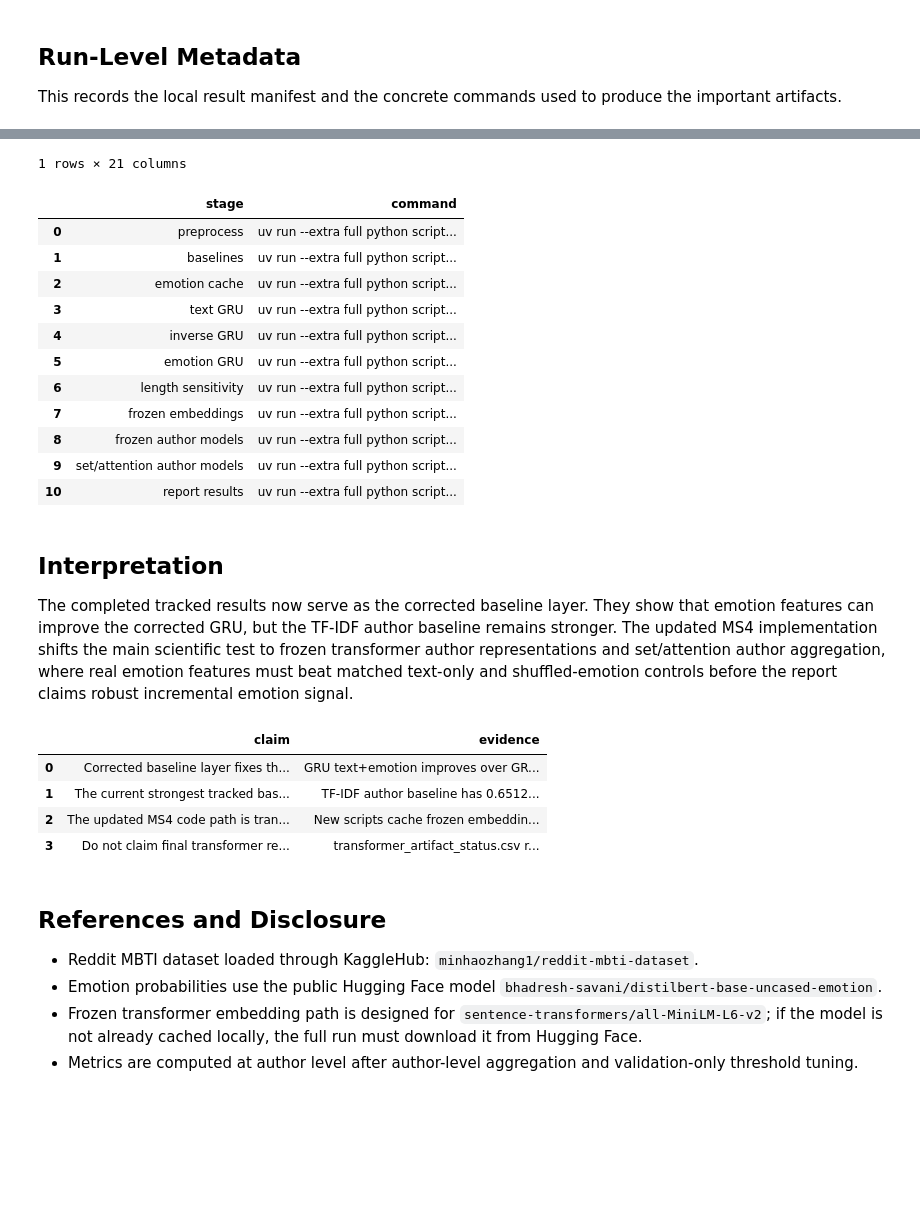
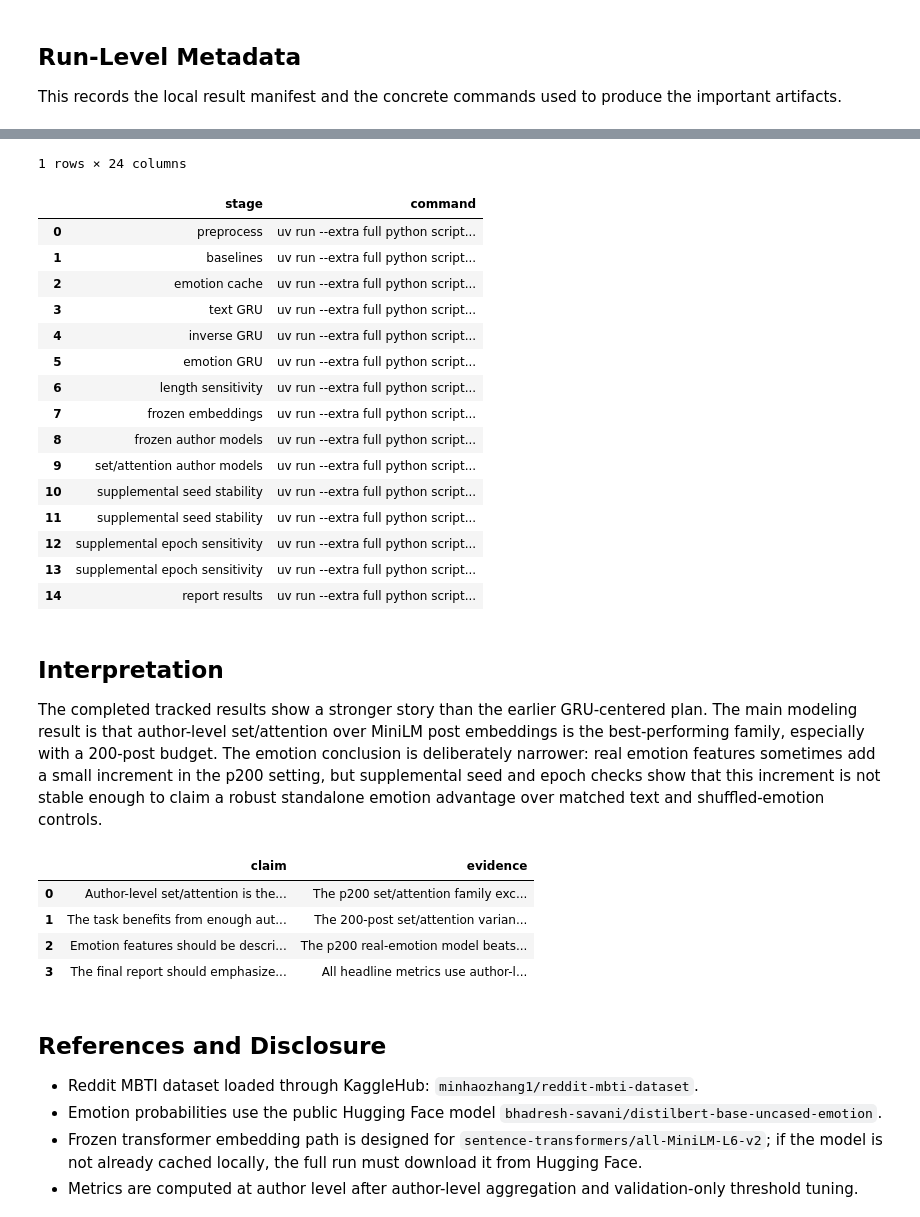
Before and after one commit to zih428/ac209b-emotion-mbti-final-project, a Jupyter notebook: milestones/ms4_final_modeling_deliverables/code/cs1090b_ms4_main_group66.ipynb, the cells around one changed output, grey strips where cells are left out. Saved outputs shown, nothing was run; the diff lists cells and outputs as text; code cells hidden in the pictures; blank space fills up the shorter version.

Commit message:
Add MS4 set attention stability experiments

```diff
--- a/milestones/ms4_final_modeling_deliverables/code/cs1090b_ms4_main_group66.ipynb
+++ b/milestones/ms4_final_modeling_deliverables/code/cs1090b_ms4_main_group66.ipynb
@@ -597,53 +645,61 @@ manifest = json.loads((REPORT_RESULTS_DIR / "manifest.json").read_text())
 display(pd.DataFrame([manifest]))
 
 commands = pd.DataFrame([
     {"stage": "preprocess", "command": "uv run --extra full python scripts/preprocess_reddit_ms4.py"},
     {"stage": "baselines", "command": "uv run --extra full python scripts/run_author_baselines.py"},
     {"stage": "emotion cache", "command": "uv run --extra full python scripts/cache_emotion_features.py --output-path artifacts/cache/emotion_probs_full.parquet --batch-size 256 --log-every-batches 100"},
     {"stage": "text GRU", "command": "uv run --extra full python scripts/train_stage2_text_gru.py --full-run"},
     {"stage": "inverse GRU", "command": "uv run --extra full python scripts/train_stage2_text_gru.py --full-run --run-id stage2_text_gru_inverse_full --pos-weight-variant inverse"},
     {"stage": "emotion GRU", "command": "uv run --extra full python scripts/train_stage2_text_gru.py --full-run --run-id stage2_text_emotion_gru_full --emotion-feature-path artifacts/cache/emotion_probs_full.parquet"},
     {"stage": "length sensitivity", "command": "uv run --extra full python scripts/train_stage2_text_gru.py --full-run --run-id stage2_text_gru_len256_full --max-length 256 --pos-weight-variant sqrt"},
     {"stage": "frozen embeddings", "command": "uv run --extra full python scripts/cache_transformer_embeddings.py --model-id sentence-transformers/all-MiniLM-L6-v2"},
     {"stage": "frozen author models", "command": "uv run --extra full python scripts/run_transformer_author_models.py --embedding-cache-dir artifacts/cache/transformer_embeddings/sentence-transformers__all-MiniLM-L6-v2_max256"},
     {"stage": "set/attention author models", "command": "uv run --extra full python scripts/run_set_attention_author_models.py --full-run --embedding-cache-dir artifacts/cache/transformer_embeddings/sentence-transformers__all-MiniLM-L6-v2_max256"},
+    {"stage": "supplemental seed stability", "command": "uv run --extra full python scripts/run_set_attention_author_models.py --full-run --embedding-cache-dir artifacts/cache/transformer_embeddings/sentence-transformers__all-MiniLM-L6-v2_max256 --output-dir artifacts/runs/set_attention_author_p200_e5_seed209067 --post-budgets 200 --epochs 5 --seed 209067 --skip-pooling --set-variants set_attention_text set_attention_text_real_emotion set_attention_text_shuffled_emotion"},
+    {"stage": "supplemental seed stability", "command": "uv run --extra full python scripts/run_set_attention_author_models.py --full-run --embedding-cache-dir artifacts/cache/transformer_embeddings/sentence-transformers__all-MiniLM-L6-v2_max256 --output-dir artifacts/runs/set_attention_author_p200_e5_seed209068 --post-budgets 200 --epochs 5 --seed 209068 --skip-pooling --set-variants set_attention_text set_attention_text_real_emotion set_attention_text_shuffled_emotion"},
+    {"stage": "supplemental epoch sensitivity", "command": "uv run --extra full python scripts/run_set_attention_author_models.py --full-run --embedding-cache-dir artifacts/cache/transformer_embeddings/sentence-transformers__all-MiniLM-L6-v2_max256 --output-dir artifacts/runs/set_attention_author_p200_e10_seed209066 --post-budgets 200 --epochs 10 --seed 209066 --skip-pooling --set-variants set_attention_text set_attention_text_real_emotion set_attention_text_shuffled_emotion"},
+    {"stage": "supplemental epoch sensitivity", "command": "uv run --extra full python scripts/run_set_attention_author_models.py --full-run --embedding-cache-dir artifacts/cache/transformer_embeddings/sentence-transformers__all-MiniLM-L6-v2_max256 --output-dir artifacts/runs/set_attention_author_p200_e20_seed209066 --post-budgets 200 --epochs 20 --seed 209066 --skip-pooling --set-variants set_attention_text set_attention_text_real_emotion set_attention_text_shuffled_emotion"},
     {"stage": "report results", "command": "uv run --extra full python scripts/aggregate_report_results.py"},
 ])
 display(commands)
 # %% [output]
 |  | bootstrap_differences_path | bootstrap_intervals_path | confusions_path | emotion_distribution_path | figures | ... |
 | 0 | bootstrap_pairwise_differences.csv | bootstrap_model_intervals.csv | final_confusion_matrices.csv | emotion_distribution_source_vs_re... | [fig_ms4_pipeline_diagram.png, fi... | ... |
-1 rows × 21 columns
+1 rows × 24 columns
 |  | stage | command |
 | 0 | preprocess | uv run --extra full python script... |
 | 1 | baselines | uv run --extra full python script... |
 | 2 | emotion cache | uv run --extra full python script... |
 | 3 | text GRU | uv run --extra full python script... |
 | 4 | inverse GRU | uv run --extra full python script... |
 | 5 | emotion GRU | uv run --extra full python script... |
 | 6 | length sensitivity | uv run --extra full python script... |
 | 7 | frozen embeddings | uv run --extra full python script... |
 | 8 | frozen author models | uv run --extra full python script... |
 | 9 | set/attention author models | uv run --extra full python script... |
-| 10 | report results | uv run --extra full python script... |
+| 10 | supplemental seed stability | uv run --extra full python script... |
+| 11 | supplemental seed stability | uv run --extra full python script... |
+| 12 | supplemental epoch sensitivity | uv run --extra full python script... |
+| 13 | supplemental epoch sensitivity | uv run --extra full python script... |
+| 14 | report results | uv run --extra full python script... |
 # %% [markdown]
 ## Interpretation
 
-The completed tracked results now serve as the corrected baseline layer. They show that emotion features can improve the corrected GRU, but the TF-IDF author baseline remains stronger. The updated MS4 implementation shifts the main scientific test to frozen transformer author representations and set/attention author aggregation, where real emotion features must beat matched text-only and shuffled-emotion controls before the report claims robust incremental emotion signal.
+The completed tracked results show a stronger story than the earlier GRU-centered plan. The main modeling result is that author-level set/attention over MiniLM post embeddings is the best-performing family, especially with a 200-post budget. The emotion conclusion is deliberately narrower: real emotion features sometimes add a small increment in the p200 setting, but supplemental seed and epoch checks show that this increment is not stable enough to claim a robust standalone emotion advantage over matched text and shuffled-emotion controls.
 # %%
 final_claims = pd.DataFrame([
-    {"claim": "Corrected baseline layer fixes the MS3 collapse enough to measure emotion deltas", "evidence": "GRU text+emotion improves over GRU text: 0.5964 -> 0.6223 mean test balanced accuracy."},
-    {"claim": "The current strongest tracked baseline remains lexical", "evidence": "TF-IDF author baseline has 0.6512 mean test balanced accuracy."},
-    {"claim": "The updated MS4 code path is transformer-author centered", "evidence": "New scripts cache frozen embeddings, build author features, train frozen probes, train set/attention models, and aggregate real-vs-shuffled emotion deltas."},
-    {"claim": "Do not claim final transformer results until full artifacts exist", "evidence": "transformer_artifact_status.csv records whether frozen/set-attention result artifacts are available."},
+    {"claim": "Author-level set/attention is the strongest MS4 modeling direction", "evidence": "The p200 set/attention family exceeds TF-IDF, frozen mean/std probes, and corrected GRU baselines on mean test balanced accuracy."},
+    {"claim": "The task benefits from enough author context", "evidence": "The 200-post set/attention variants outperform the corresponding 50-post variants."},
+    {"claim": "Emotion features should be described as suggestive, not robustly decisive", "evidence": "The p200 real-emotion model beats p200 text in the headline seed, but multi-seed and epoch checks show comparable text/shuffled performance."},
+    {"claim": "The final report should emphasize author-level formulation and controls", "evidence": "All headline metrics use author-level splits, validation-tuned thresholds, shuffled-emotion negative controls, and test-only paired deltas."},
 ])
 display(final_claims)
 # %% [output]
 |  | claim | evidence |
-| 0 | Corrected baseline layer fixes th... | GRU text+emotion improves over GR... |
-| 1 | The current strongest tracked bas... | TF-IDF author baseline has 0.6512... |
-| 2 | The updated MS4 code path is tran... | New scripts cache frozen embeddin... |
-| 3 | Do not claim final transformer re... | transformer_artifact_status.csv r... |
+| 0 | Author-level set/attention is the... | The p200 set/attention family exc... |
+| 1 | The task benefits from enough aut... | The 200-post set/attention varian... |
+| 2 | Emotion features should be descri... | The p200 real-emotion model beats... |
+| 3 | The final report should emphasize... | All headline metrics use author-l... |
 # %% [markdown]
 ## References and Disclosure
 
```
Also changed, not shown: parts of 5 cells of this notebook, 18 other files.
